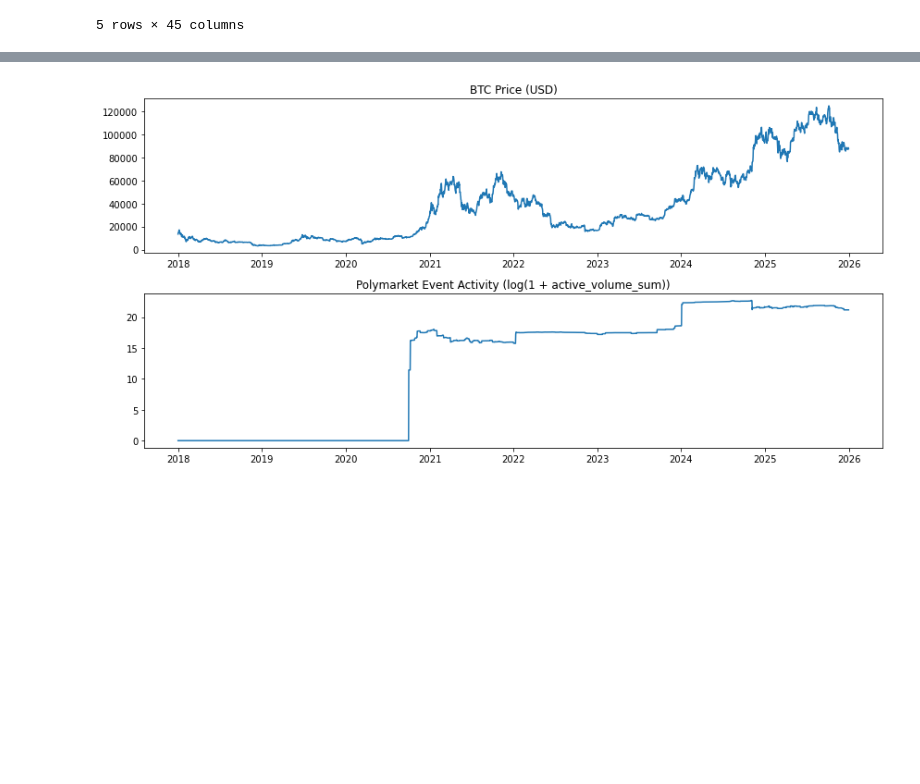
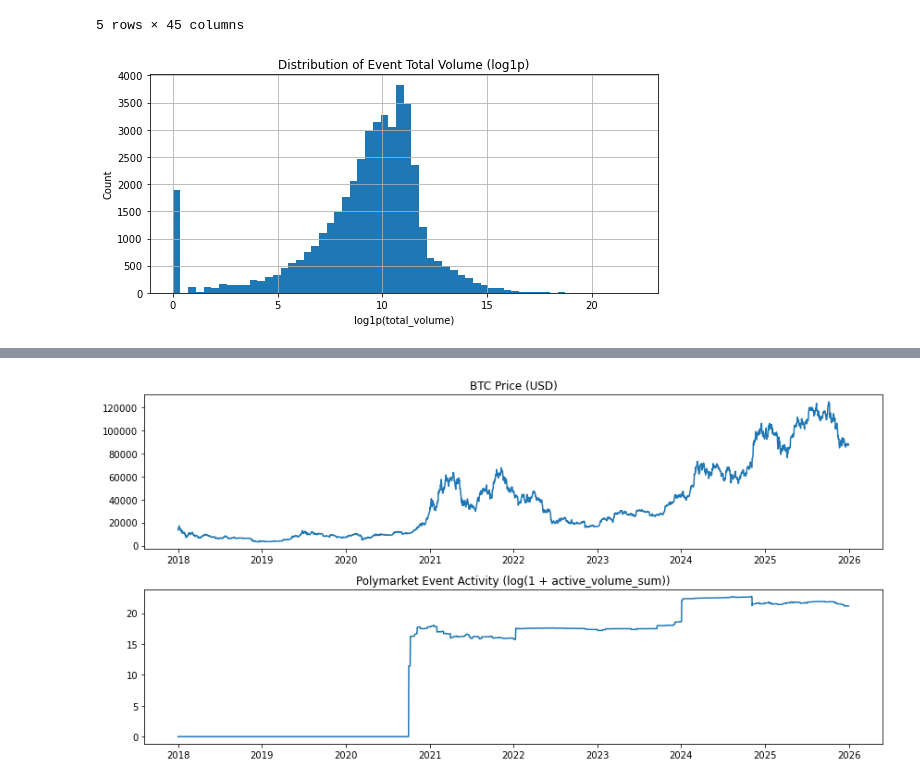
Before and after one commit to shuangvely/bitcoin-analytics-capstone-sp26-team08, a Jupyter notebook: eda/EDA.ipynb, the cells around one changed output, grey strips where cells are left out. Cells and saved outputs as stored; diff of their text form; code cells hidden in the pictures; blank space fills up the shorter version.

```diff
--- a/eda/EDA.ipynb
+++ b/eda/EDA.ipynb
@@ -880,11 +895,9 @@ shape: (5, 5)
 df_event = pd.DataFrame(df_event.to_dict(as_series=False))
 
 df_event["first_market_start"] = pd.to_datetime(
-    df_event["first_market_start"], utc=True, errors="coerce"
-)
+    df_event["first_market_start"], utc=True, errors="coerce")
 df_event["last_market_end"] = pd.to_datetime(
-    df_event["last_market_end"], utc=True, errors="coerce"
-)
+    df_event["last_market_end"], utc=True, errors="coerce")
 
 # --- 2) Create daily date range based on BTC df (force UTC tz-aware daily index) ---
 daily_index = pd.DatetimeIndex(df.index)
@@ -950,3 +963,28 @@ df_merged.head()
 | 2018-01-04 00:00:00+00:00 | 1253986.0 | 27415056.0 | 1.614337e+09 | 1.614337e+09 | 168.0 | 2.944022 | 2.529181e+11 | ... |
 | 2018-01-05 00:00:00+00:00 | 1069525.0 | 27645350.0 | 1.614337e+09 | 1.614337e+09 | 143.0 | 3.261964 | 2.852872e+11 | ... |
 5 rows × 45 columns
+# %%
+#duration
+df_event["first_market_start"] = pd.to_datetime(df_event["first_market_start"])
+df_event["last_market_end"] = pd.to_datetime(df_event["last_market_end"])
+
+# 计算 duration
+df_event["duration_days"] = (
+    df_event["last_market_end"] - df_event["first_market_start"]
+).dt.days
+# %%
+#event成交量分布图
+plt.figure(figsize=(8,4))
+plt.hist(np.log1p(df_event["total_volume"]), bins=60)
+plt.title("Distribution of Event Total Volume (log1p)")
+plt.xlabel("log1p(total_volume)")
+plt.ylabel("Count")
+plt.grid(True)
+plt.tight_layout()
+plt.savefig("plots/event_volume_distribution.png", dpi=300, bbox_inches="tight")
+plt.show()
+#左侧有一个很高的柱子，说明很多total_volume 非常小（甚至接近 0），这类 event 在你做“活动强度”时几乎是噪音：要么没人交易，要么数据质量/市场活跃度不足。
+# 主体在中间形成一大坨，但右侧拖着长尾，说明少数事件有非常夸张的成交量（你 top10 里就有 36亿、6亿这种），这会导致你后面如果用 qcut 做 quintile，“高分位组”基本被这些巨无霸事件垄断；而 Q1–Q4 的差异可能反而很小。
+# event 的成交量信息是有用的，但你得先处理 “大量无效事件” + “极端巨无霸事件”。
+# %% [output]
+[figure, added]
```
Also changed, not shown: parts of 11 cells of this notebook.
